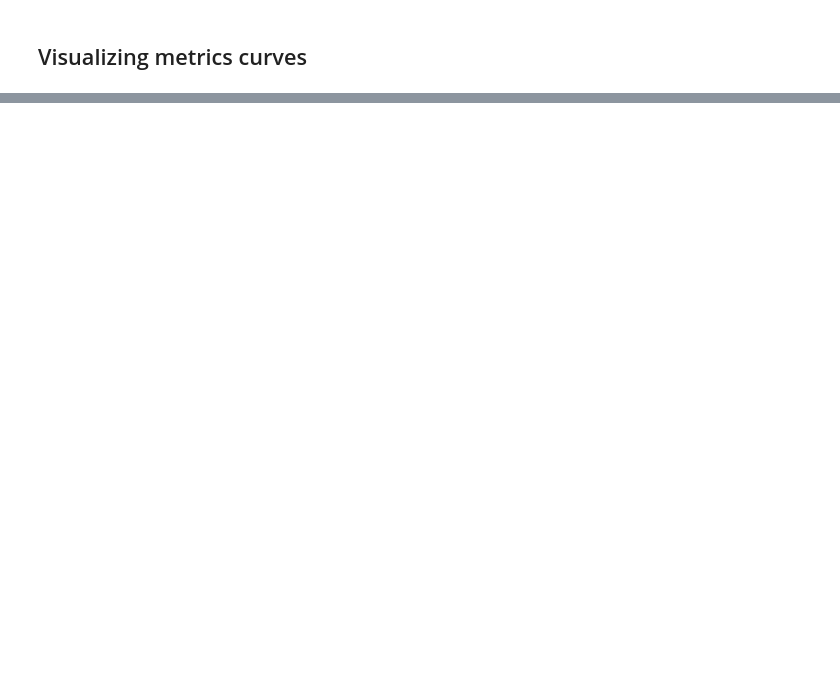
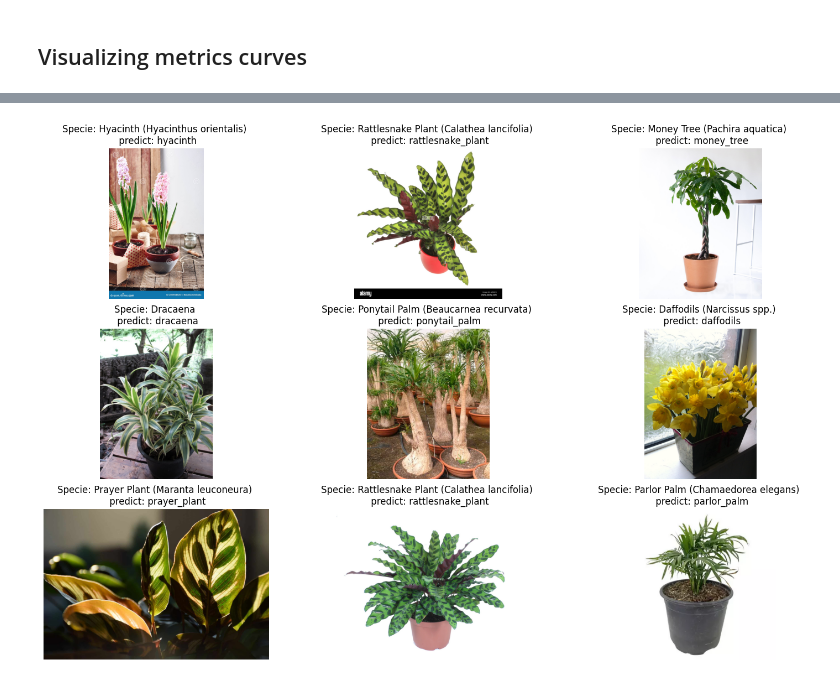
Before and after one commit to Weverton-Vitor/houseplants-classification-resnet, a Jupyter notebook: houseplants_classification_resnet_pytorch.ipynb, the cells around one changed output, grey strips where cells are left out. Cells and saved outputs as stored; diff of their text form; code cells hidden in the pictures; blank space fills up the shorter version.

```diff
--- a/houseplants_classification_resnet_pytorch.ipynb
+++ b/houseplants_classification_resnet_pytorch.ipynb
@@ -211,7 +212,7 @@ train_transformer = torchvision.transforms.Compose([
 ])
 
 # Basic transforms on the test data
-test_transformer = train_transformer = torchvision.transforms.Compose([
+test_transformer = torchvision.transforms.Compose([
     torchvision.transforms.Resize((224, 224)),
     torchvision.transforms.ToTensor(),
     torchvision.transforms.Normalize(mean=[0.485, 0.456, 0.406], std=[0.229, 0.224, 0.225])
@@ -704,2 +762,4 @@ torch.save(model.state_dict(), 'model.pt')
 # %%
-loaded_model = torch.load('model.pt', weights_only=True)
+loaded_model = ResNet34()
+loaded_model.load_state_dict(torch.load('/kaggle/working/best_model.pt', weights_only=True))
+loaded_model.eval()
@@ -705,0 +787,37 @@ loaded_model = torch.load('model.pt', weights_only=True)
+# %%
+def show_random_species_predict(original_path: str ) -> None:
+  batch = []
+  images = []
+  species = []
+
+  # Open images and create batch
+  for i in range(9):
+    specie = random.sample(os.listdir(original_path), k=1)[0]
+    species.append(specie)
+
+    image_path = random.sample(os.listdir(f'{original_path}/{specie}'), k=1)[0]
+    image = Image.open(f'{original_path}/{specie}/{image_path}')
+    images.append(image)
+
+    # Transform image
+    transformed_image = test_transformer(image)
+
+    batch.append(transformed_image)
+
+
+  # Predict
+  batch = torch.stack(batch)
+  logits = loaded_model(batch)
+  cls = torch.softmax(input=logits, dim=1).argmax(dim=1)
+
+  plt.figure(figsize=(18, 12))
+  for i, (image, specie, clas) in enumerate(zip(images, species, cls)):
+    plt.subplot(3, 3, i+1)
+
+    plt.title(f"Specie: {specie} \n predict: {test_dataset.classes[clas.item()]}")
+    plt.axis(False)
+    plt.imshow(image)
+# %%
+show_random_species_predict(original_path)
+# %% [output]
+[figure, added]
```
Also changed, not shown: parts of 17 cells of this notebook.
